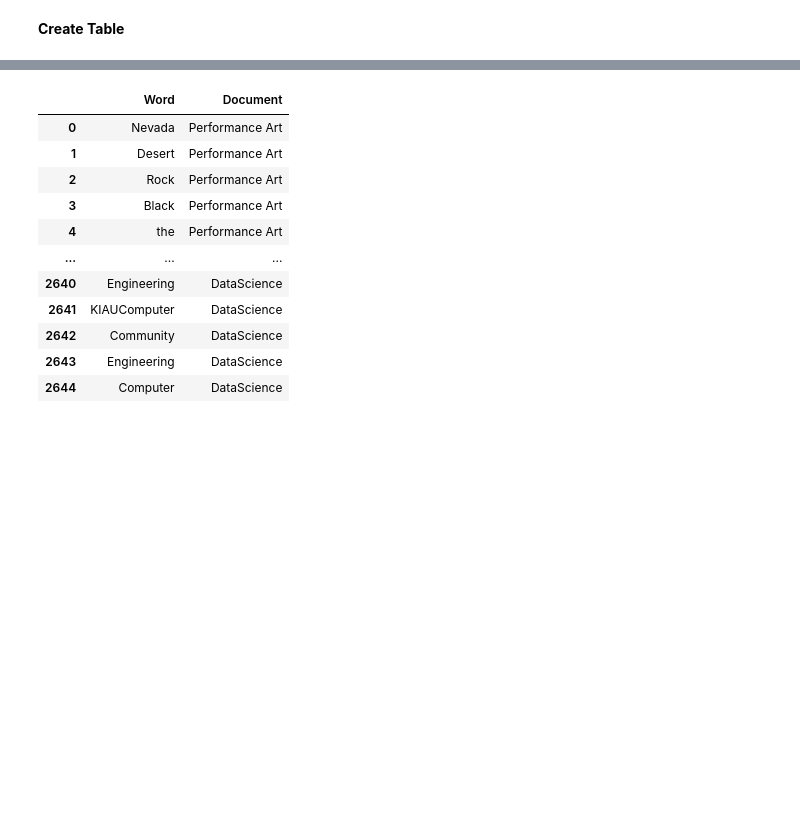
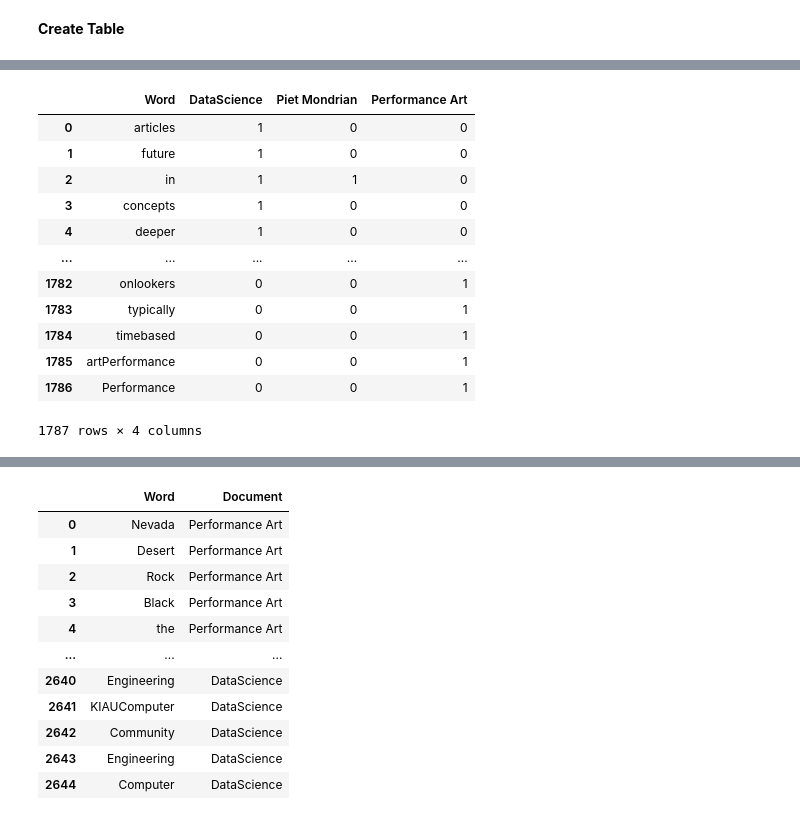
Before and after one commit to arash-mehrzadi/information-retrieval-engine, a Jupyter notebook: I_R_E.ipynb, the cells around one changed output, grey strips where cells are left out. Cells and saved outputs as stored; diff of their text form; code cells hidden in the pictures; blank space fills up the shorter version.

```diff
--- a/I_R_E.ipynb
+++ b/I_R_E.ipynb
@@ -166,0 +189,18 @@ Merge(Data_dic)
+# %%
+termdocument= SetValue(MData, filesname)
+termdocument= termdocument.fillna(0)
+termdocument
+# %% [output]
+|  | Word | DataScience | Piet Mondrian | Performance Art |
+| 0 | articles | 1 | 0 | 0 |
+| 1 | future | 1 | 0 | 0 |
+| 2 | in | 1 | 1 | 0 |
+| 3 | concepts | 1 | 0 | 0 |
+| 4 | deeper | 1 | 0 | 0 |
+| ... | ... | ... | ... | ... |
+| 1782 | onlookers | 0 | 0 | 1 |
+| 1783 | typically | 0 | 0 | 1 |
+| 1784 | timebased | 0 | 0 | 1 |
+| 1785 | artPerformance | 0 | 0 | 1 |
+| 1786 | Performance | 0 | 0 | 1 |
+1787 rows × 4 columns
```
Also changed, not shown: parts of 24 cells of this notebook.
